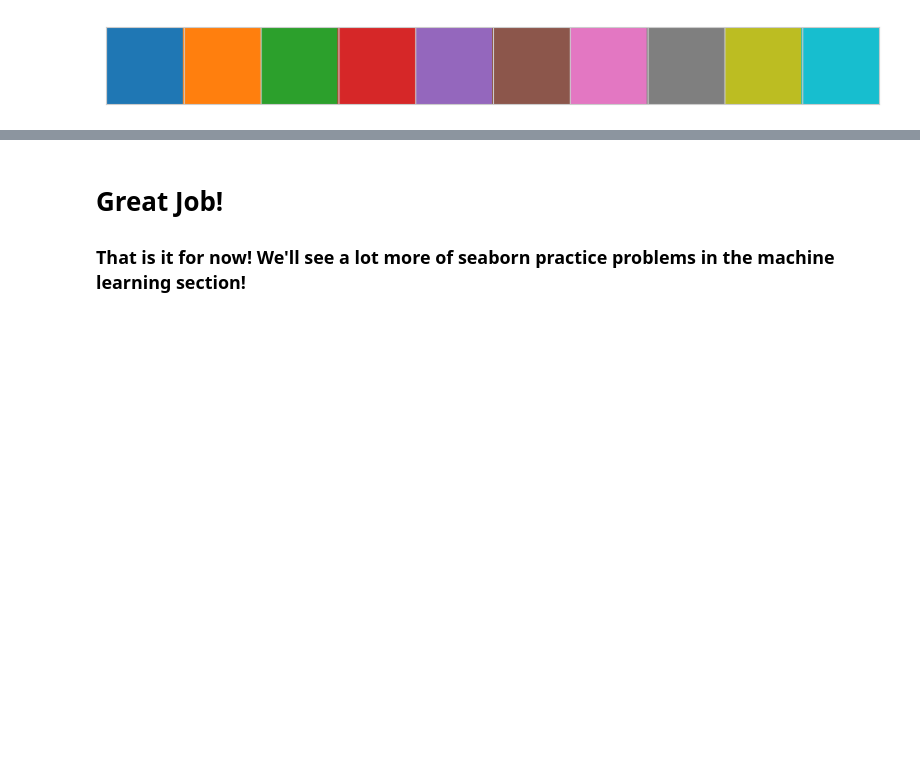
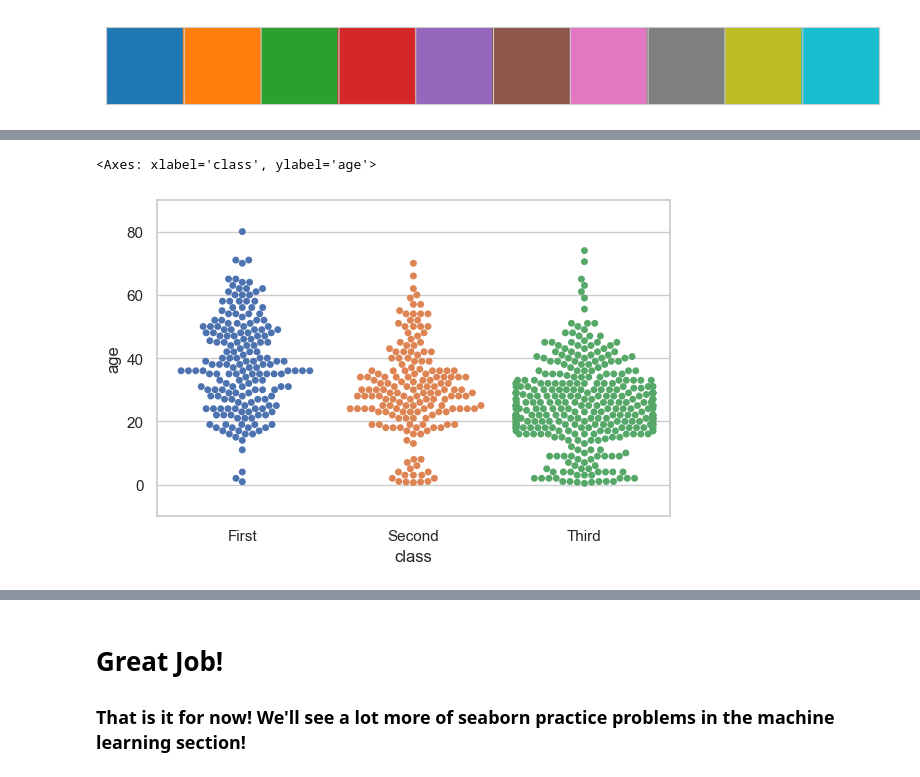
Before and after one commit to TimGarnault/project_2, a Jupyter notebook: Seaborn problems.ipynb, the cells around one changed output, grey strips where cells are left out. Cells and saved outputs as stored; diff of their text form; code cells hidden in the pictures; blank space fills up the shorter version.

```diff
--- a/Seaborn problems.ipynb
+++ b/Seaborn problems.ipynb
@@ -90,3 +130,22 @@ plt.show()
+# %%
+# set size in inch
+fig, ax = plt.subplots(figsize=(6, 4), layout='tight') # in inch
+
+#https://matplotlib.org/stable/gallery/subplots_axes_and_figures/figure_size_units.html#sphx-glr-gallery-subplots-axes-and-figures-figure-size-units-py
+
+# set size in cm
+# cm = 1/2.54
+# fig, ax = plt.subplots(figsize=(14*cm, 9*cm))
+
+# set size in pixels
+# px = 1/plt.rcParams['figure.dpi']
+# fig, ax = plt.subplots(figsize=(500*px, 380*px))
+
+ax.set_ylim([-10,90])
+sns.swarmplot(data=titanic, x='class', y='age', hue='class')
+# %% [output]
+<Axes: xlabel='class', ylabel='age'>
+[figure, added]
 # %%
 # CODE HERE
 # REPLICATE EXERCISE PLOT IMAGE BELOW
```
Also changed, not shown: parts of 8 cells of this notebook, 1 other file.
